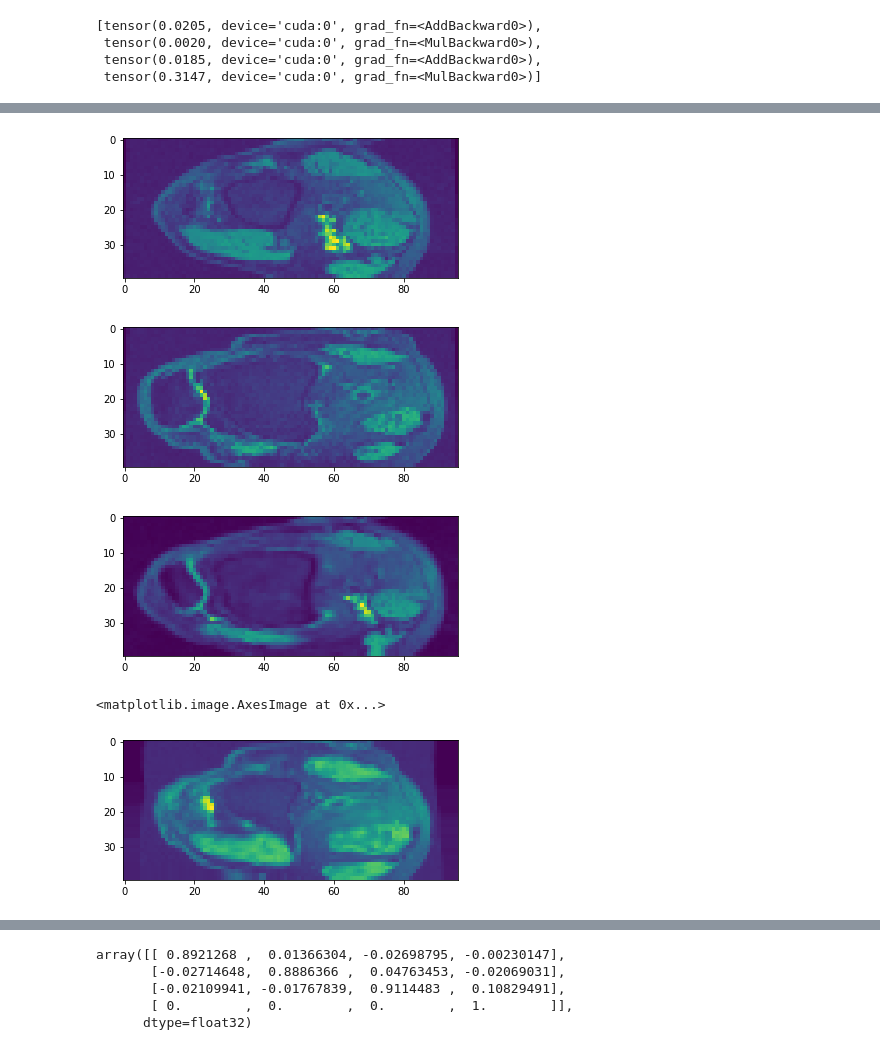
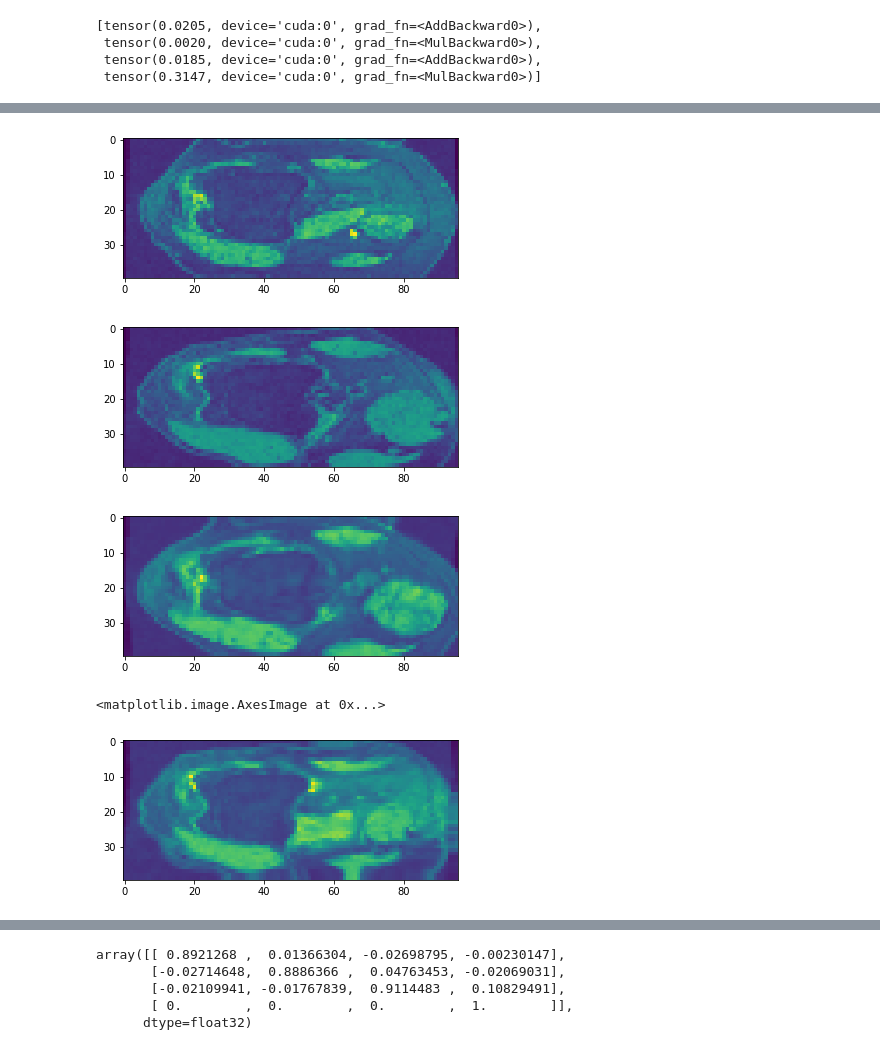
Before and after one commit to HastingsGreer/InverseConsistency, a Jupyter notebook: notebooks/InvestigateAffineDeformableKnee.ipynb, the cells around one changed output, grey strips where cells are left out. Saved outputs shown, nothing was run; the diff lists cells and outputs as text; code cells hidden in the pictures.

```diff
--- a/notebooks/InvestigateAffineDeformableKnee.ipynb
+++ b/notebooks/InvestigateAffineDeformableKnee.ipynb
@@ -82,19 +83,19 @@ plt.imshow(moving_image[N, 0, 10].cpu().detach())
 # %%
 import matplotlib.pyplot as plt
-N = 20
+N = 2
 plt.imshow(moving_image[N, 0, :, 20].cpu())
 plt.show()
 plt.imshow(fixed_image[N, 0, :, 20].cpu())
 plt.show()
 plt.imshow(net.warped_image_A[N, 0, :, 20].cpu().detach())
 plt.show()
 plt.imshow(net.warped_image_B[N, 0, :, 20].cpu().detach())
 # %% [output]
-[figure, old version]
+[figure, new version]
-[figure, old version]
+[figure, new version]
-[figure, old version]
+[figure, new version]
 <matplotlib.image.AxesImage at 0x...>
-[figure, old version]
+[figure, new version]
 # %%
 import matplotlib.pyplot as plt
 plt.imshow(moving_image[0, 0, :, 10].cpu())
```
Also changed, not shown: parts of 26 cells of this notebook, 1 other file.
